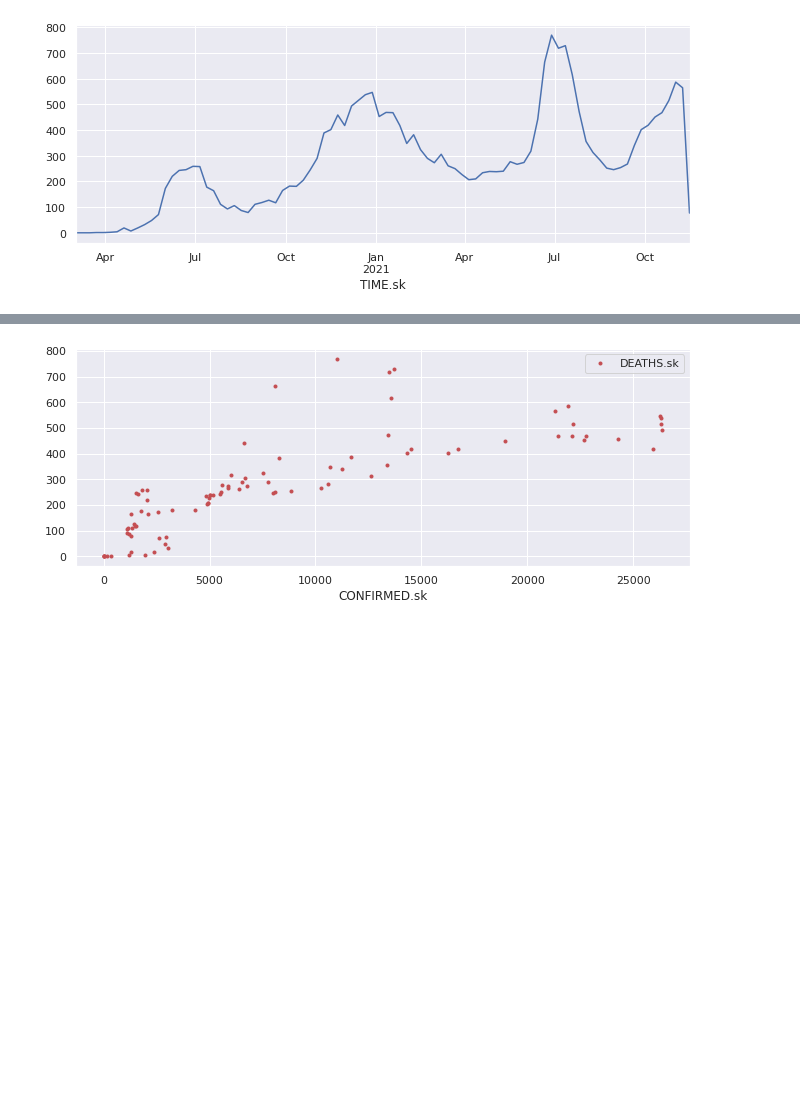
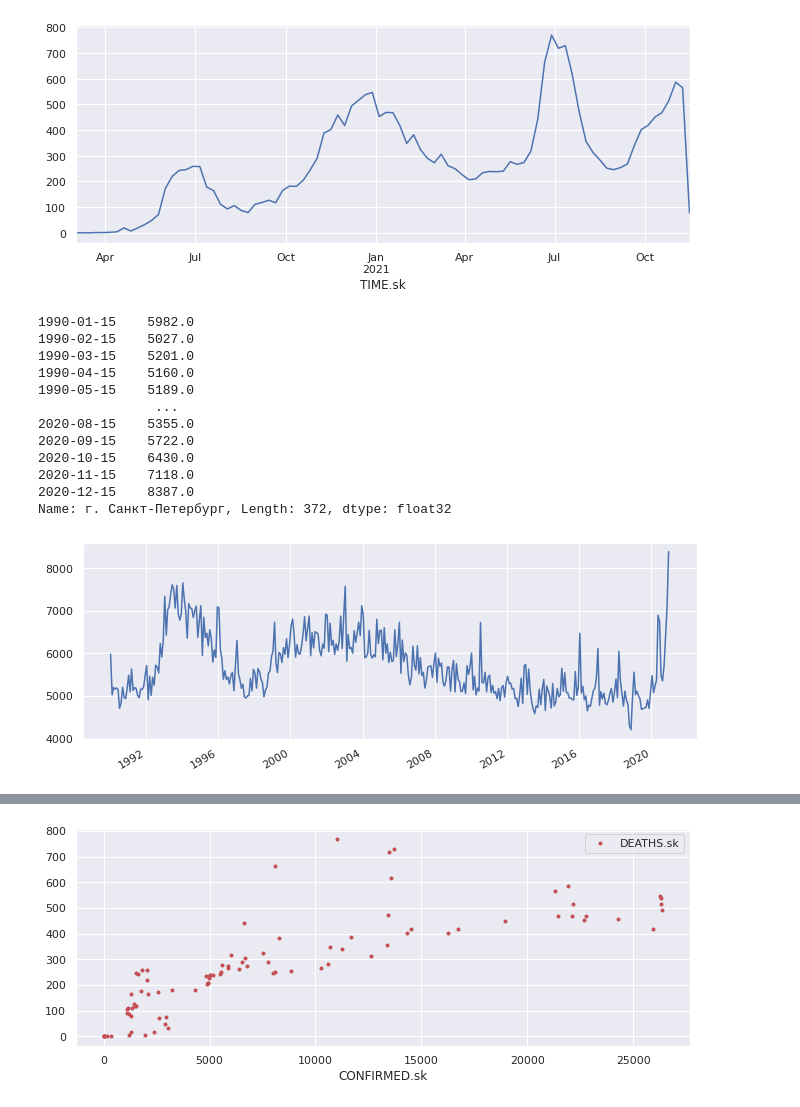
Before and after one commit to alepoydes/introduction-to-numerical-simulation, a Jupyter notebook: practice/covid/COVID-19.ipynb, the cells around one changed output, grey strips where cells are left out. Drawn from its saved outputs; the diff is of its cells as text; code cells hidden in the pictures; blank space fills up the shorter version.

Commit message:
+ SIR model + mortality data

```diff
--- a/practice/covid/COVID-19.ipynb
+++ b/practice/covid/COVID-19.ipynb
@@ -131,3 +135,45 @@ plt.show()
 # %% [output]
 [figure]
 [figure]
+# %%
+# Загрузим данные по полной смертности в России (посчитано точнее, чем смертность от COVID).
+# URL = "https://raw.githubusercontent.com/dkobak/excess-mortality/main/russian-data/raw/russia-monthly-deaths-allregions-final.csv"
+# urllib.request.urlretrieve(URL, 'data/russia-monthly-deaths.csv')
+
+# Читаем локальную копию файла
+deaths_data = pd.read_csv('data/russia-monthly-deaths.csv', skiprows=0, header=None, ).T
+deaths_data.columns = ['year','month'] + list( deaths_data.iloc[0,2:] )
+deaths_data.drop(0,inplace=True)
+deaths_data['day'] = 15
+months = {'январь':1, 'февраль':2, 'март':3, 'апрель':4, 'май':5, 'июнь':6, 'июль':7, 'август':8, 'сентябрь':9, 'октябрь':10, 'ноябрь':11, 'декабрь':12}
+deaths_data['month'] = deaths_data['month'].apply(lambda x: months[x])
+index = pd.to_datetime( deaths_data[['year','month','day']] )
+deaths_data.set_index(index, inplace=True)
+deaths_data.drop(columns=['year','month','day'], inplace=True)
+for n in deaths_data:
+    deaths_data[n] = deaths_data[n].astype(np.float32)
+
+# Выводим названия столбцов и типы
+# print(deaths_data.dtypes)
+# Выводим размер таблицы
+# print(deaths_data.shape)
+
+# Выделим смертность по Петербургу и выведем график
+spb_deaths_data = deaths_data['г. Санкт-Петербург']
+print(spb_deaths_data)
+spb_deaths_data.plot()
+plt.show()
+# %% [output]
+1990-01-15    5982.0
+1990-02-15    5027.0
+1990-03-15    5201.0
+1990-04-15    5160.0
+1990-05-15    5189.0
+               ...
+2020-08-15    5355.0
+2020-09-15    5722.0
+2020-10-15    6430.0
+2020-11-15    7118.0
+2020-12-15    8387.0
+Name: г. Санкт-Петербург, Length: 372, dtype: float32
+[figure, added]
```
Also changed, not shown: parts of 15 cells of this notebook.
